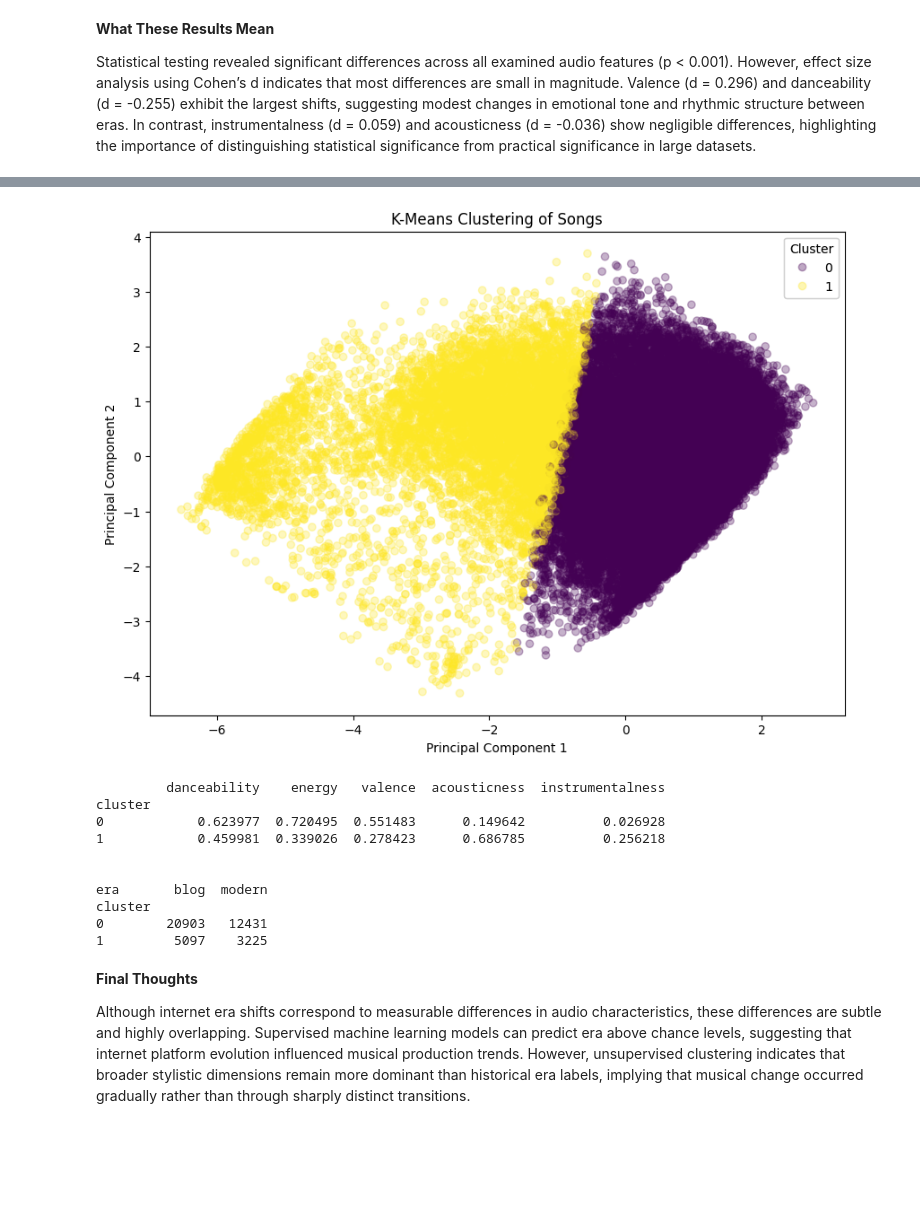
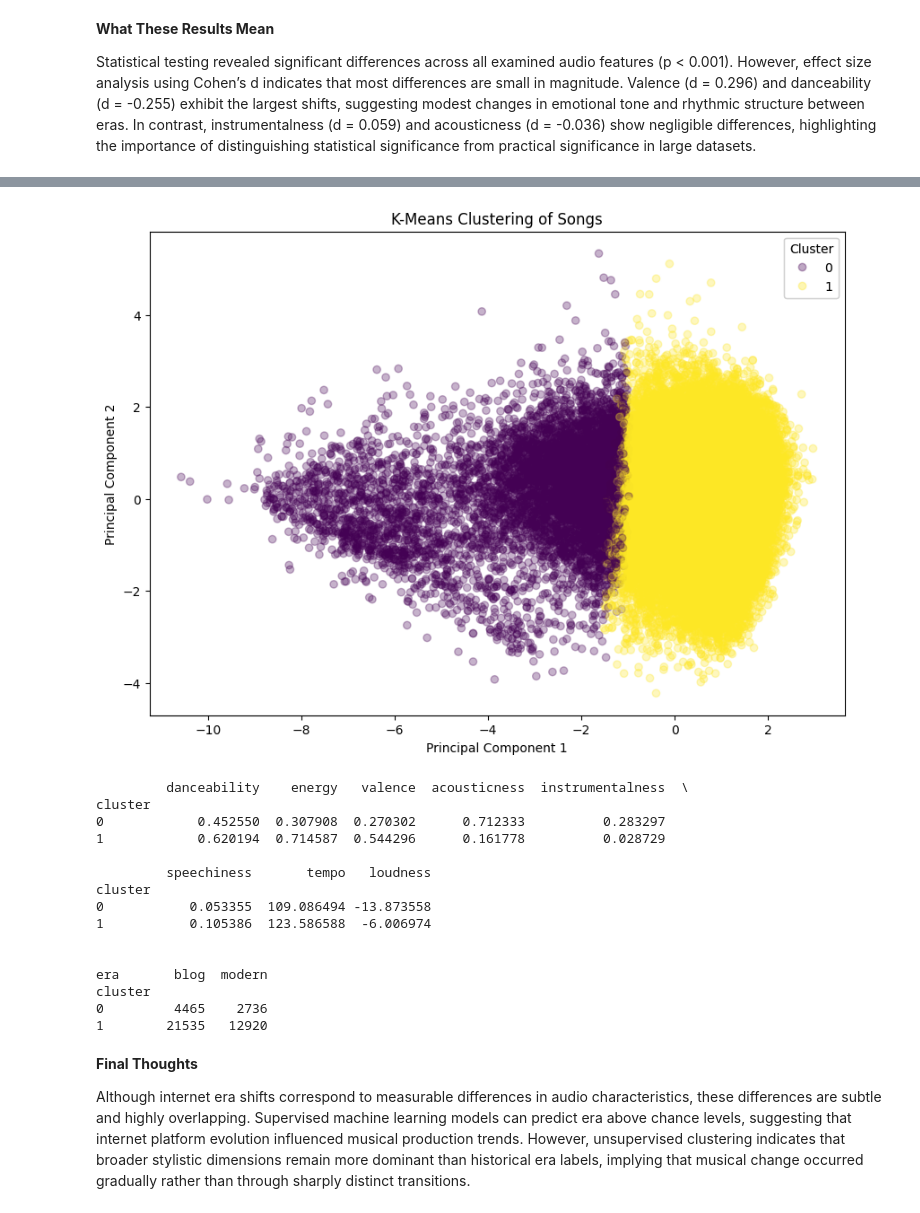
Before and after one commit to ofredrickson/music_trends, a Jupyter notebook: datascience_final.ipynb, the cells around one changed output, grey strips where cells are left out. Cells and saved outputs as stored; diff of their text form; code cells hidden in the pictures; blank space fills up the shorter version.

```diff
--- a/datascience_final.ipynb
+++ b/datascience_final.ipynb
@@ -25,7 +57,7 @@ df['era'] = df['year'].apply(lambda x: 'blog' if x <= 2012 else 'modern')
 #define mainstream vs niche/alternative genres
 
 df['category'] = df['popularity'].apply(
-    lambda x: 'mainstream' if x >= 60 else 'niche'
+    lambda x: 'mainstream' if x >= 70 else 'niche'
 )
 # %%
 #compare audio features over time (2000-2020)
@@ -126,7 +175,7 @@ from sklearn.metrics import (
 )
 
 #---------- STEP 1: define features + target ------------------
-
+features = ['danceability', 'energy', 'valence', 'acousticness', 'instrumentalness', 'speechiness', 'tempo', 'loudness']
 X = df[features]
 
 #convert eras into numeric labels
@@ -139,7 +188,6 @@ df['era_label'] = df['era'].map({
 })
 
 y = df['era_label']
-# y = df['era']
 
 #---------- STEP 2: train/test split ----------------------------
 
@@ -411,6 +473,7 @@ from sklearn.preprocessing import StandardScaler
 from sklearn.decomposition import PCA
 import matplotlib.pyplot as plt
 
+X = df[features].dropna()
 
 #scale features
 scaler = StandardScaler()
@@ -429,36 +492,36 @@ clusters = kmeans.fit_predict(X_scaled)
 #add cluster labels to dataframe
 df['cluster'] = clusters
 
 #pca for visualization
 pca = PCA(n_components=2)
 
 X_pca = pca.fit_transform(X_scaled)
 
 #plot clusters
 plt.figure(figsize=(10,7))
 
 scatter = plt.scatter(
-    X_pca[:,0],
-    X_pca[:,1],
+    X_pca[:,0], #0 = blog
+    X_pca[:,1], #1 = modern
     c=df['cluster'],
     cmap='viridis',
     alpha=0.3
 )
 
 plt.xlabel('Principal Component 1')
 plt.ylabel('Principal Component 2')
 plt.title('K-Means Clustering of Songs')
 
 legend1 = plt.legend(
     *scatter.legend_elements(),
     title="Cluster"
 )
 
 plt.gca().add_artist(legend1)
 
 plt.show()
 # %% [output]
-[figure, old version]
+[figure, new version]
 # %%
 cluster_era_table = pd.crosstab(
     df['cluster'],
@@ -471,16 +534,21 @@ print(cluster_feature_means)
 print("\n")
 print(cluster_era_table)
 # %% [output]
-         danceability    energy   valence  acousticness  instrumentalness
+         danceability    energy   valence  acousticness  instrumentalness  \
 cluster
-0            0.623977  0.720495  0.551483      0.149642          0.026928
-1            0.459981  0.339026  0.278423      0.686785          0.256218
+0            0.452550  0.307908  0.270302      0.712333          0.283297
+1            0.620194  0.714587  0.544296      0.161778          0.028729
+
+         speechiness       tempo   loudness
+cluster
+0           0.053355  109.086494 -13.873558
+1           0.105386  123.586588  -6.006974
 
 
 era       blog  modern
 cluster
-0        20903   12431
-1         5097    3225
+0         4465    2736
+1        21535   12920
 # %% [markdown]
 **Final Thoughts**
 
```
Also changed, not shown: parts of 9 cells of this notebook.
